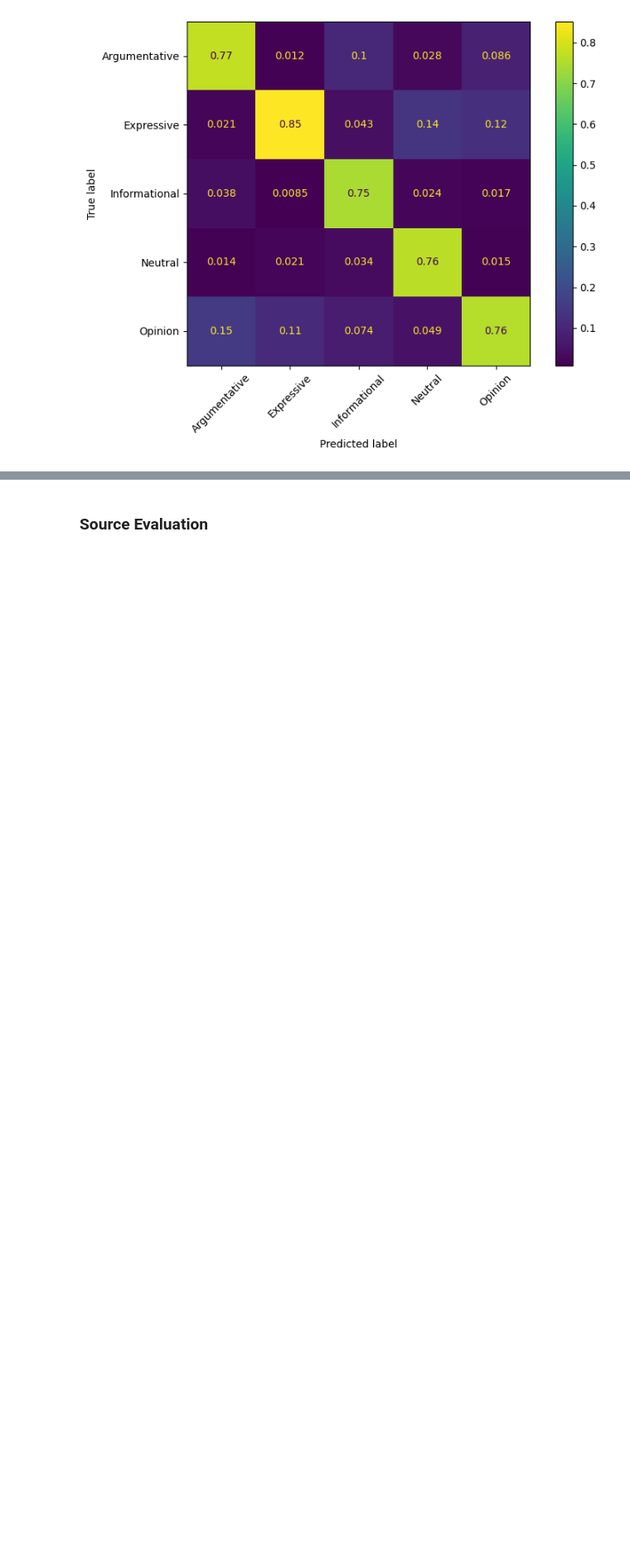
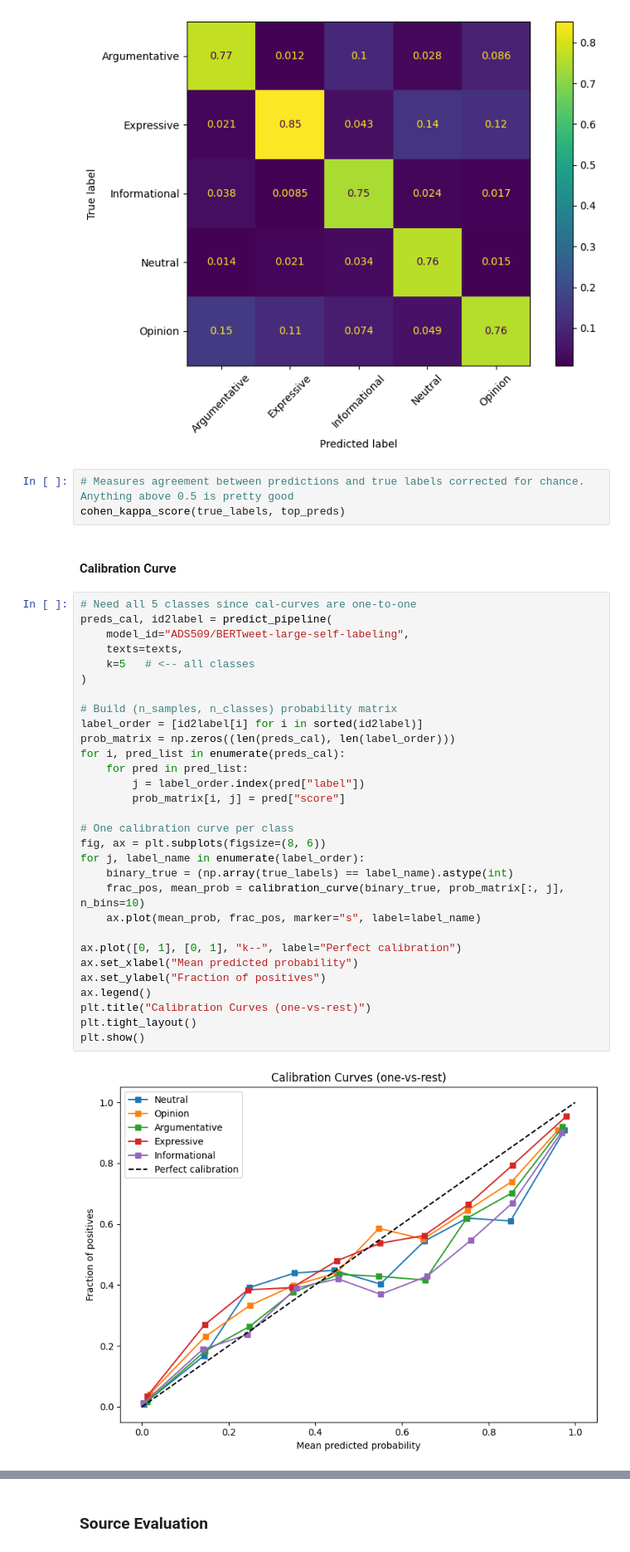
Before and after one commit to aprilchia/ADS-509_LLM, a Jupyter notebook: evaluation.ipynb, the cells around one changed output, grey strips where cells are left out. Shown at 83% size. Saved outputs shown, nothing was run; the diff lists cells and outputs as text; blank space fills up the shorter version.

Commit message:
Added calibration curve

```diff
--- a/evaluation.ipynb
+++ b/evaluation.ipynb
@@ -117,3 +118,40 @@ plt.tight_layout()
 plt.show()
 # %% [output]
 [figure]
+# %%
+# Measures agreement between predictions and true labels corrected for chance.  Anything above 0.5 is pretty good
+cohen_kappa_score(true_labels, top_preds)
+# %% [markdown]
+#### Calibration Curve
+# %%
+# Need all 5 classes since cal-curves are one-to-one
+preds_cal, id2label = predict_pipeline(
+    model_id="ADS509/BERTweet-large-self-labeling",
+    texts=texts,
+    k=5   # <-- all classes
+)
+
+# Build (n_samples, n_classes) probability matrix
+label_order = [id2label[i] for i in sorted(id2label)]
+prob_matrix = np.zeros((len(preds_cal), len(label_order)))
+for i, pred_list in enumerate(preds_cal):
+    for pred in pred_list:
+        j = label_order.index(pred["label"])
+        prob_matrix[i, j] = pred["score"]
+
+# One calibration curve per class
+fig, ax = plt.subplots(figsize=(8, 6))
+for j, label_name in enumerate(label_order):
+    binary_true = (np.array(true_labels) == label_name).astype(int)
+    frac_pos, mean_prob = calibration_curve(binary_true, prob_matrix[:, j], n_bins=10)
+    ax.plot(mean_prob, frac_pos, marker="s", label=label_name)
+
+ax.plot([0, 1], [0, 1], "k--", label="Perfect calibration")
+ax.set_xlabel("Mean predicted probability")
+ax.set_ylabel("Fraction of positives")
+ax.legend()
+plt.title("Calibration Curves (one-vs-rest)")
+plt.tight_layout()
+plt.show()
+# %% [output]
+[figure, added]
```
Also changed, not shown: parts of 5 cells of this notebook.
